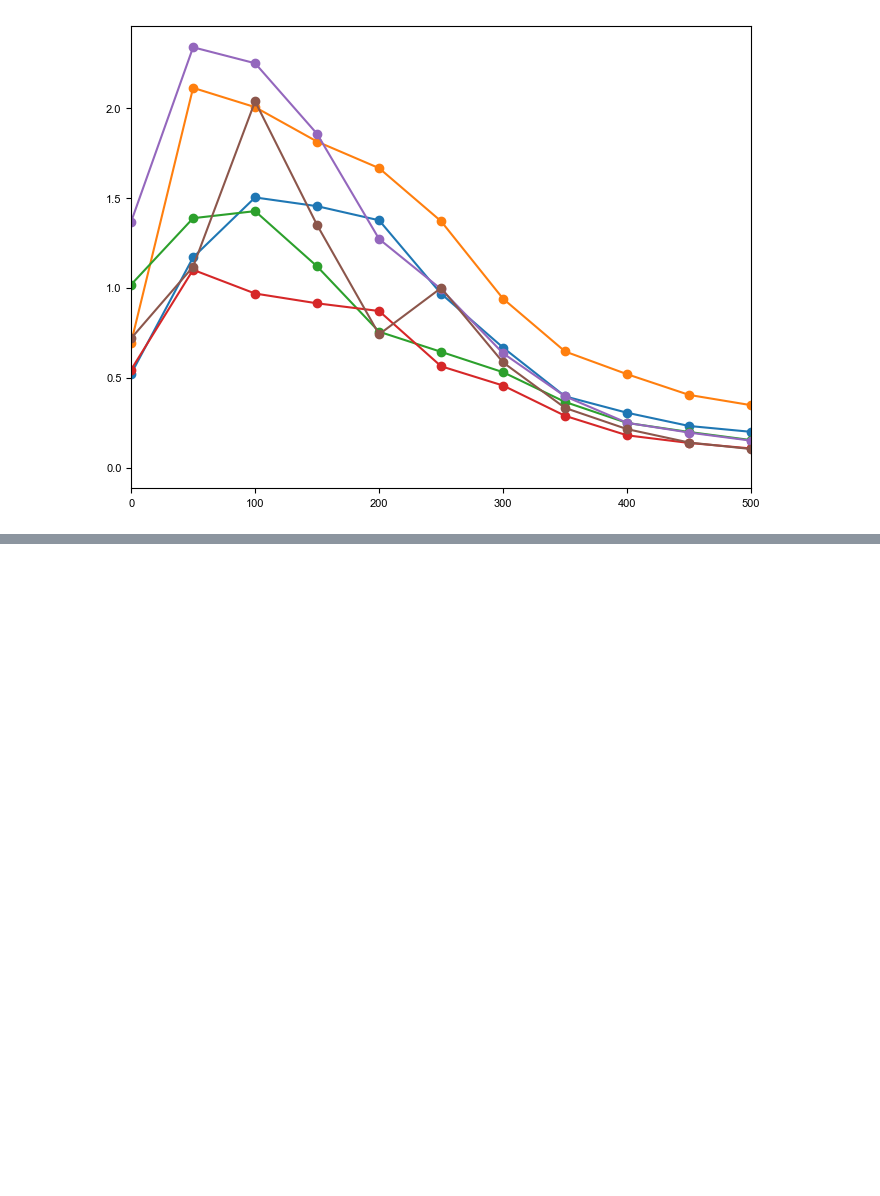
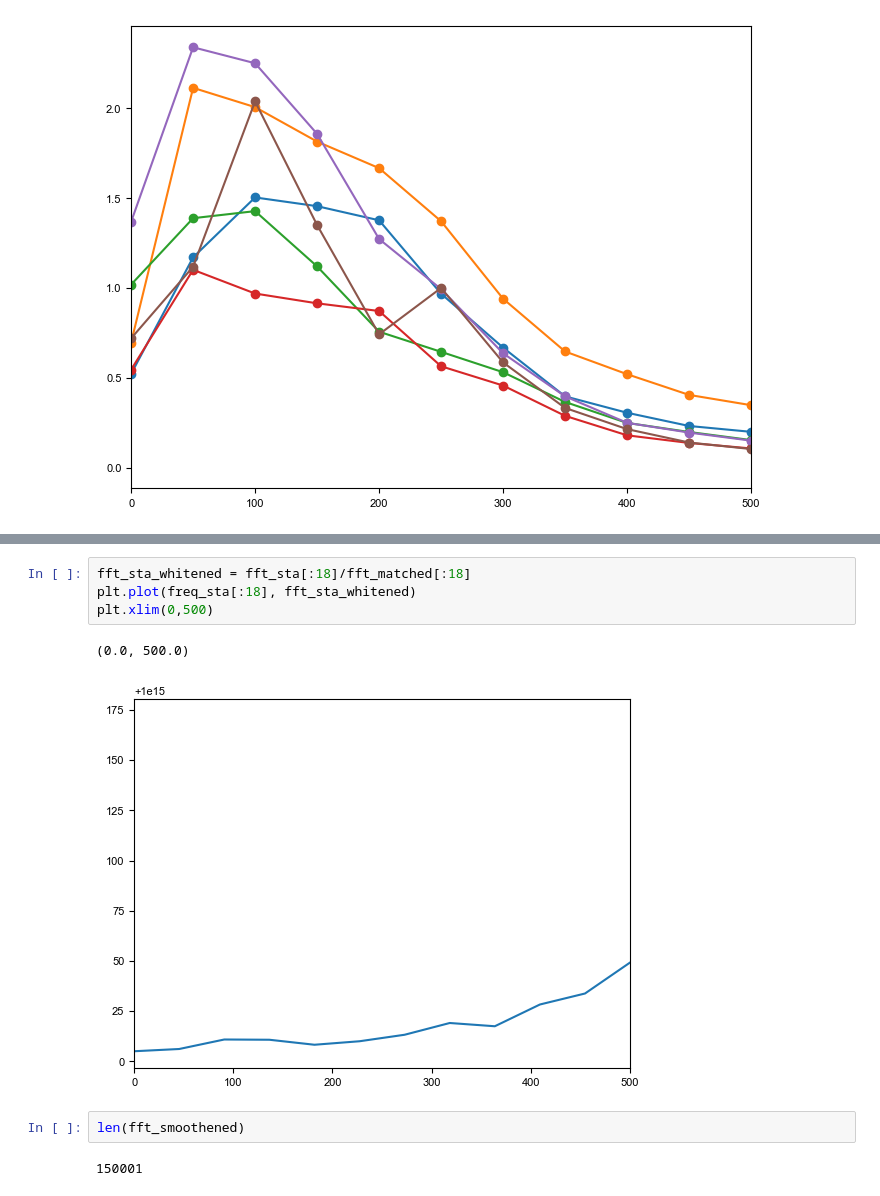
Before and after one commit to MeghnaAnand5/PiliferEphysAnalysis, a Jupyter notebook: 3b_STA_Features_frequencyTuning.ipynb, the cells around one changed output, grey strips where cells are left out. Saved outputs shown, nothing was run; the diff lists cells and outputs as text; blank space fills up the shorter version.

```diff
--- a/3b_STA_Features_frequencyTuning.ipynb
+++ b/3b_STA_Features_frequencyTuning.ipynb
@@ -163,0 +178,11 @@ len(fft_smoothened)
+# %%
+fft_sta_whitened = fft_sta[:18]/fft_matched[:18]
+plt.plot(freq_sta[:18], fft_sta_whitened)
+plt.xlim(0,500)
+# %% [output]
+(0.0, 500.0)
+[figure, added]
+# %%
+len(fft_smoothened)
+# %% [output]
+150001
```
Also changed, not shown: parts of 23 cells of this notebook.
